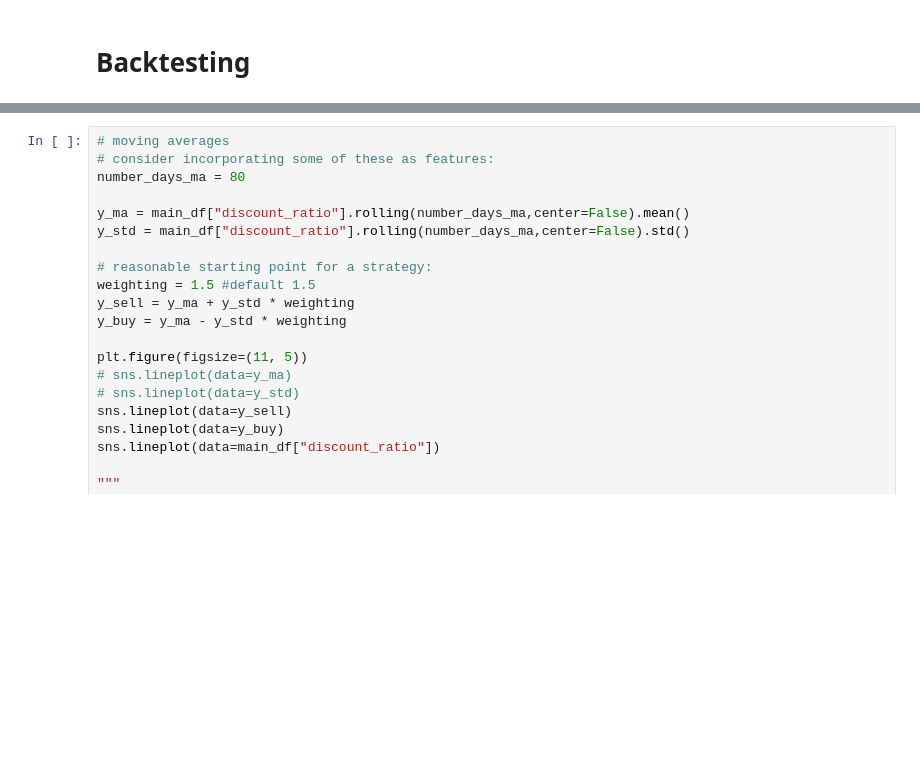
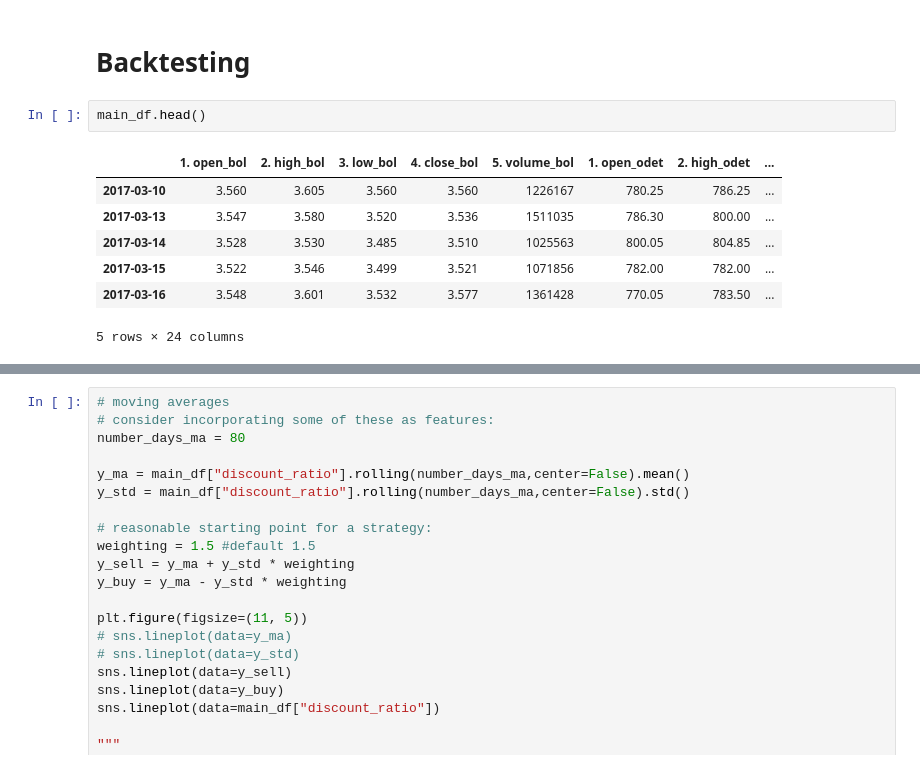
Before and after one commit to DrGodfrey/data-analysis-bollore-odet-group, a Jupyter notebook: valuation-bollore-odet.ipynb, the cells around one changed output, grey strips where cells are left out. Saved outputs shown, nothing was run; the diff lists cells and outputs as text; blank space fills up the shorter version.

Commit message:
Kaggle Notebook | Valuation Bollore/Odet | Before correction to relative-profit measure

```diff
--- a/valuation-bollore-odet.ipynb
+++ b/valuation-bollore-odet.ipynb
@@ -824,5 +824,15 @@ total size of val_sample: 293
 # %% [markdown]
 # Backtesting
+# %%
+main_df.head()
+# %% [output]
+|  | 1. open_bol | 2. high_bol | 3. low_bol | 4. close_bol | 5. volume_bol | 1. open_odet | 2. high_odet | ... |
+| 2017-03-10 | 3.560 | 3.605 | 3.560 | 3.560 | 1226167 | 780.25 | 786.25 | ... |
+| 2017-03-13 | 3.547 | 3.580 | 3.520 | 3.536 | 1511035 | 786.30 | 800.00 | ... |
+| 2017-03-14 | 3.528 | 3.530 | 3.485 | 3.510 | 1025563 | 800.05 | 804.85 | ... |
+| 2017-03-15 | 3.522 | 3.546 | 3.499 | 3.521 | 1071856 | 782.00 | 782.00 | ... |
+| 2017-03-16 | 3.548 | 3.601 | 3.532 | 3.577 | 1361428 | 770.05 | 783.50 | ... |
+5 rows × 24 columns
 # %%
 #null-functions (trade every opportunity)
 def strategy_buy_default(row):
```
Also changed, not shown: parts of 4 cells of this notebook.
